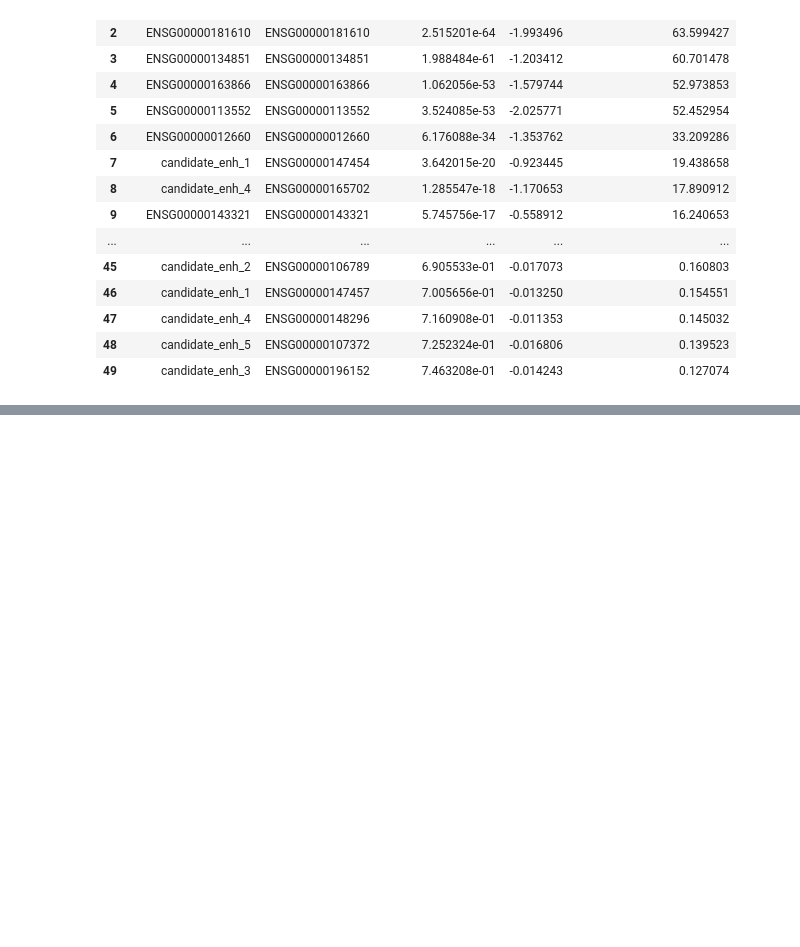
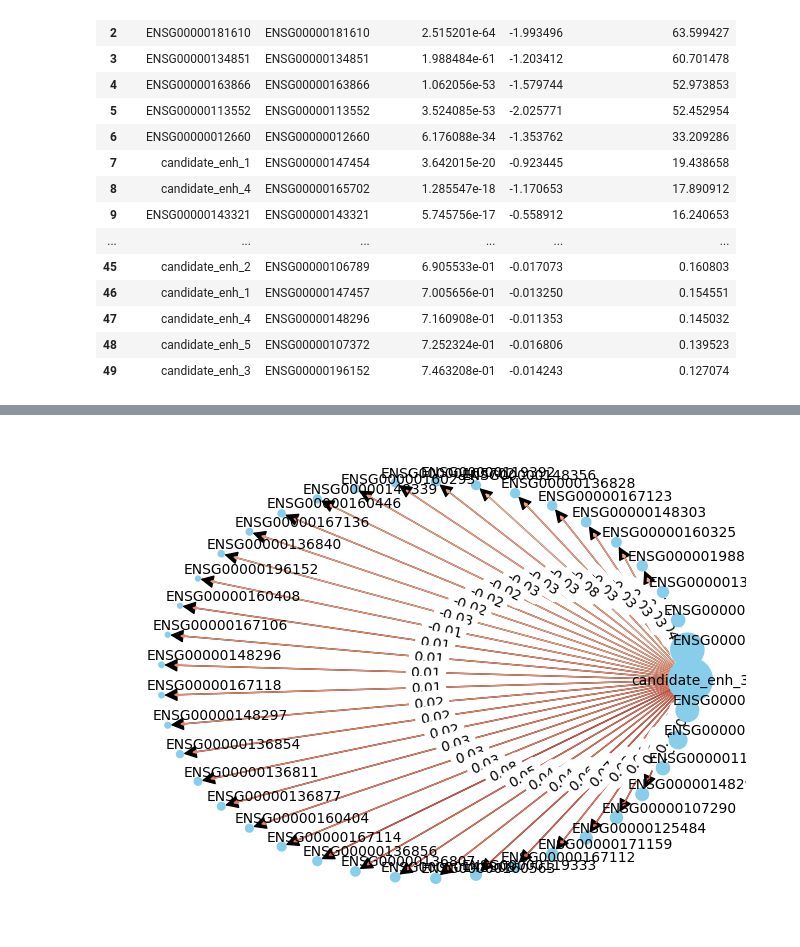
Before and after one commit to IGVF-CRISPR/CRISPR-JAMBOREE, a Jupyter notebook: single-cell/evaluation/network.ipynb, the cells around one changed output, grey strips where cells are left out. Cells and saved outputs as stored; diff of their text form; code cells hidden in the pictures; blank space fills up the shorter version.

```diff
--- a/single-cell/evaluation/network.ipynb
+++ b/single-cell/evaluation/network.ipynb
@@ -120,0 +168,12 @@ def plot_network(
+# %%
+plot_network(
+    mdata,
+    central_node="candidate_enh_3",
+    source_column="intended_target_name",
+    target_column="gene_id",
+    weight_column="log2_fc",
+    min_weight=0.01,
+    node_size_column="-log10_posterior_probability",
+)
+# %% [output]
+[figure, added]
```
Also changed, not shown: parts of 21 cells of this notebook, 2 other files.
